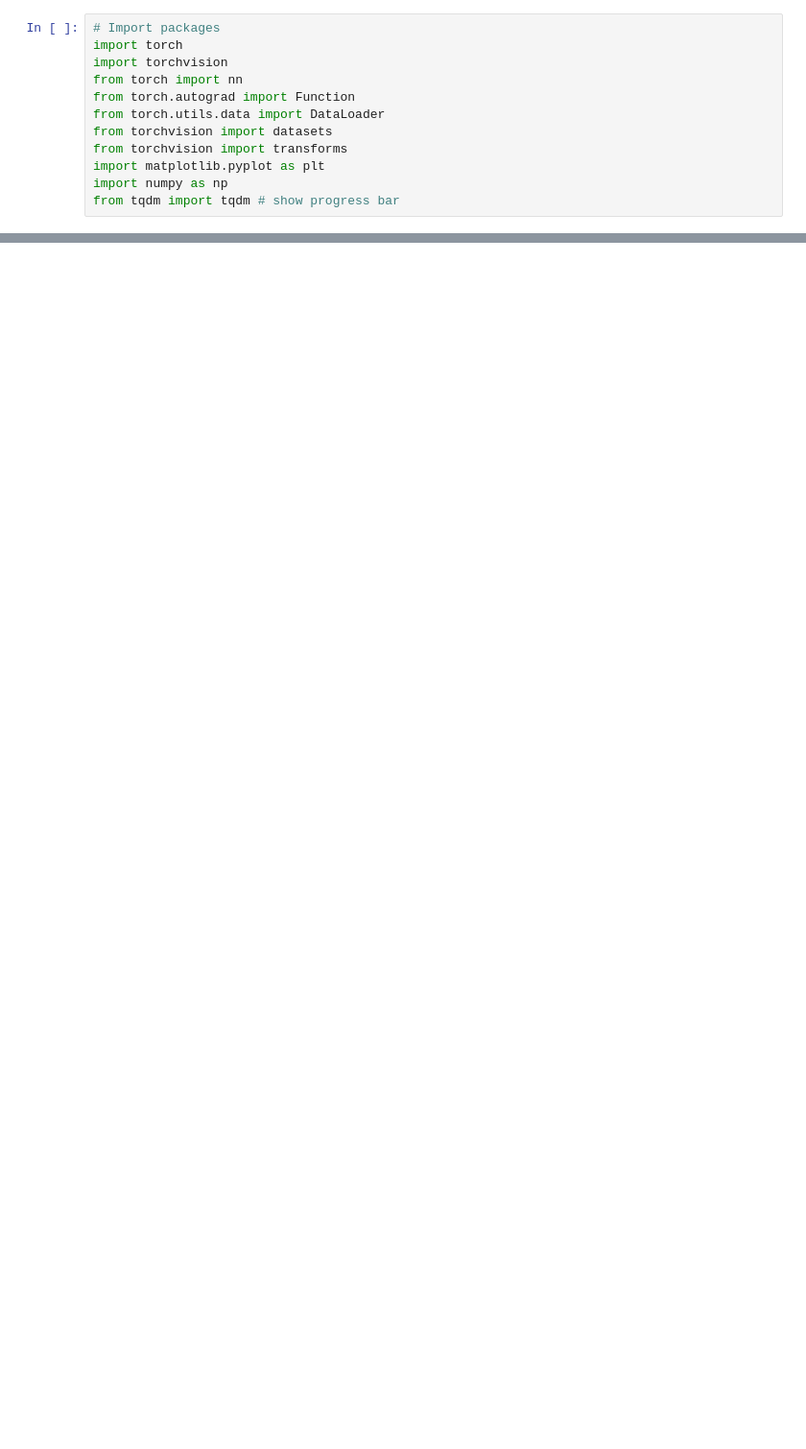
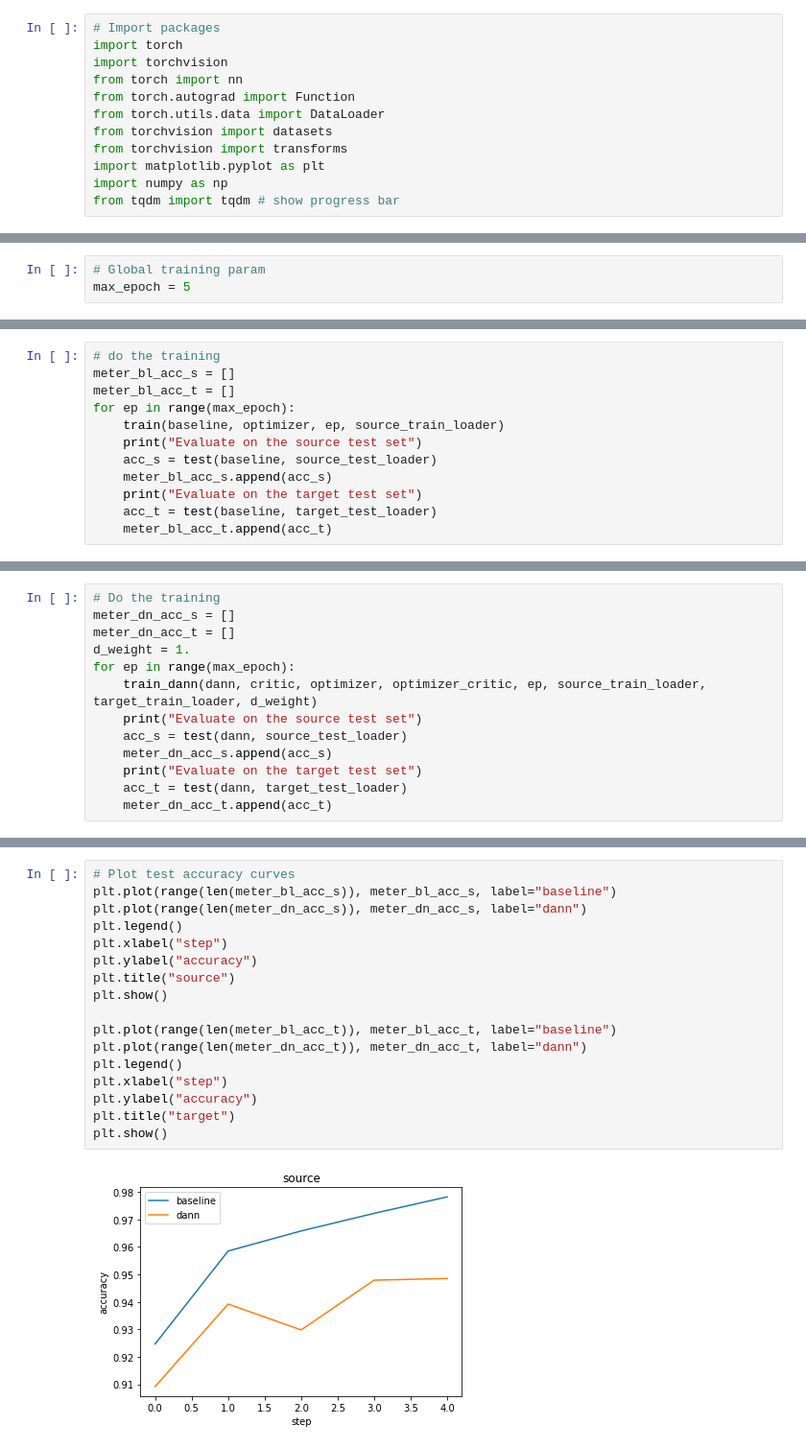
Before and after one commit to jinyingtld/python, a Jupyter notebook: AI6126_tutorial_8.ipynb, the cells around one changed output, grey strips where cells are left out. Shown: that part at 96% size. Drawn from its saved outputs; the diff is of its cells as text; blank space fills up the shorter version.

```diff
--- a/AI6126_tutorial_8.ipynb
+++ b/AI6126_tutorial_8.ipynb
@@ -190,0 +272,3 @@ mnist_test = datasets.MNIST(root="./data", train=False, download=True, transform
+# %%
+# Global training param
+max_epoch = 5
@@ -190,0 +332,12 @@ mnist_test = datasets.MNIST(root="./data", train=False, download=True, transform
+# %%
+# do the training
+meter_bl_acc_s = []
+meter_bl_acc_t = []
+for ep in range(max_epoch):
+    train(baseline, optimizer, ep, source_train_loader)
+    print("Evaluate on the source test set")
+    acc_s = test(baseline, source_test_loader)
+    meter_bl_acc_s.append(acc_s)
+    print("Evaluate on the target test set")
+    acc_t = test(baseline, target_test_loader)
+    meter_bl_acc_t.append(acc_t)
@@ -190,0 +508,13 @@ mnist_test = datasets.MNIST(root="./data", train=False, download=True, transform
+# %%
+# Do the training
+meter_dn_acc_s = []
+meter_dn_acc_t = []
+d_weight = 1.
+for ep in range(max_epoch):
+    train_dann(dann, critic, optimizer, optimizer_critic, ep, source_train_loader, target_train_loader, d_weight)
+    print("Evaluate on the source test set")
+    acc_s = test(dann, source_test_loader)
+    meter_dn_acc_s.append(acc_s)
+    print("Evaluate on the target test set")
+    acc_t = test(dann, target_test_loader)
+    meter_dn_acc_t.append(acc_t)
@@ -190,0 +572,19 @@ mnist_test = datasets.MNIST(root="./data", train=False, download=True, transform
+# %%
+# Plot test accuracy curves
+plt.plot(range(len(meter_bl_acc_s)), meter_bl_acc_s, label="baseline")
+plt.plot(range(len(meter_dn_acc_s)), meter_dn_acc_s, label="dann")
+plt.legend()
+plt.xlabel("step")
+plt.ylabel("accuracy")
+plt.title("source")
+plt.show()
+
+plt.plot(range(len(meter_bl_acc_t)), meter_bl_acc_t, label="baseline")
+plt.plot(range(len(meter_dn_acc_t)), meter_dn_acc_t, label="dann")
+plt.legend()
+plt.xlabel("step")
+plt.ylabel("accuracy")
+plt.title("target")
+plt.show()
+# %% [output]
+[figure, added]
```
Also changed, not shown: parts of 12 cells of this notebook.
